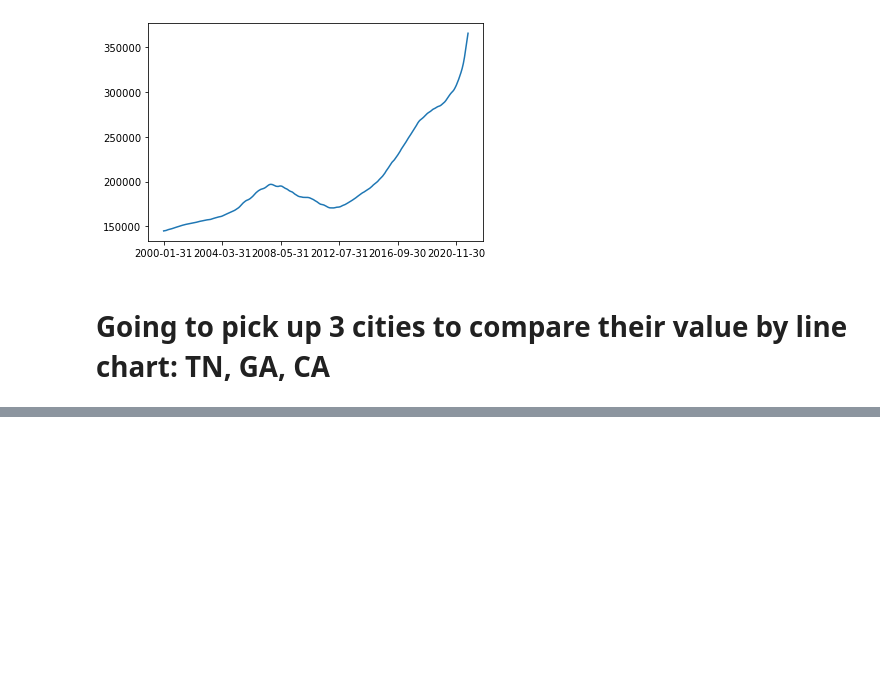
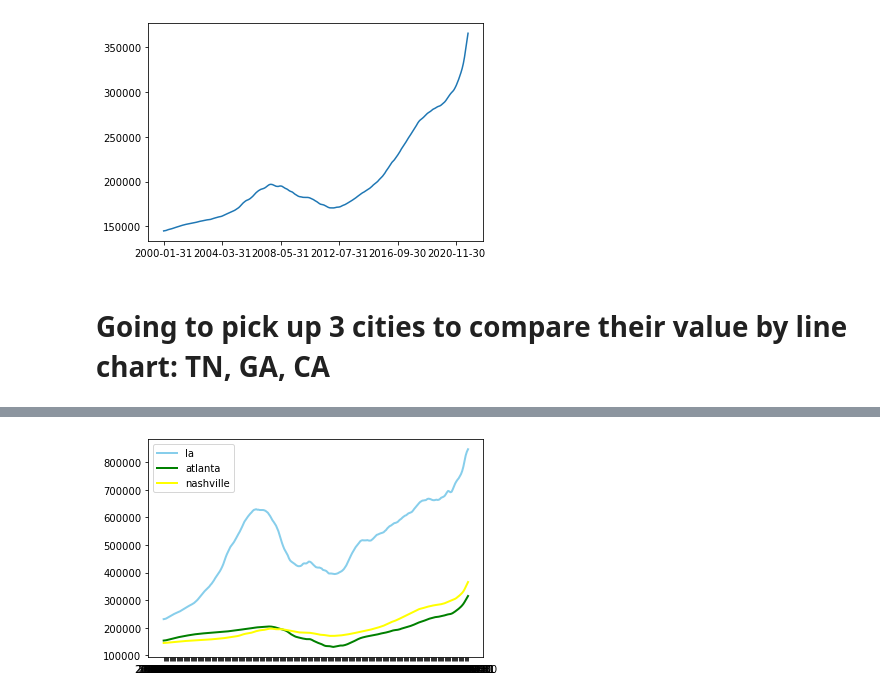
Before and after one commit to Liuchenxi1/Nashville-house-market-analysis, a Jupyter notebook: Nashville house - zillow download. .ipynb, the cells around one changed output, grey strips where cells are left out. Drawn from its saved outputs; the diff is of its cells as text; code cells hidden in the pictures; blank space fills up the shorter version.

```diff
--- a/Nashville house - zillow download. .ipynb
+++ b/Nashville house - zillow download. .ipynb
@@ -187,0 +311,2 @@ if 'Nashville, TN' in ['state']:
+# %%
+cities_new[['la','atlanta','nashville']] = cities_new[['la','atlanta','nashville']].apply(pd.to_numeric)
@@ -187,0 +326,10 @@ if 'Nashville, TN' in ['state']:
+# %%
+plt.plot('la',data=cities_new, color='skyblue',linewidth = 2)
+plt.plot( 'atlanta', data=cities_new, color= 'green',linewidth = 2)
+plt.plot( 'nashville', data=cities_new, color='yellow',linewidth = 2)
+
+plt.legend()
+
+plt.show()
+# %% [output]
+[figure, added]
```
Also changed, not shown: parts of 22 cells of this notebook, 1 other file.
